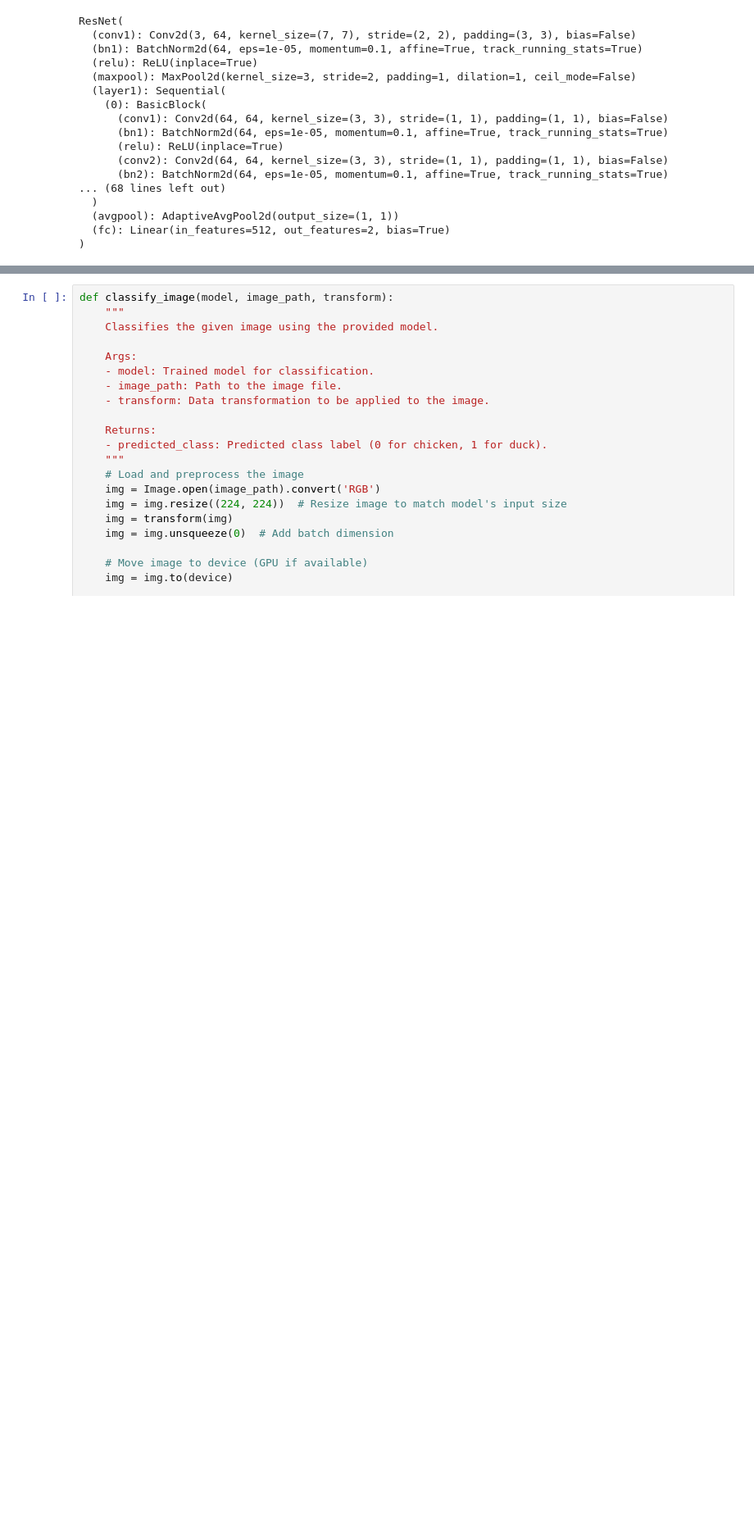
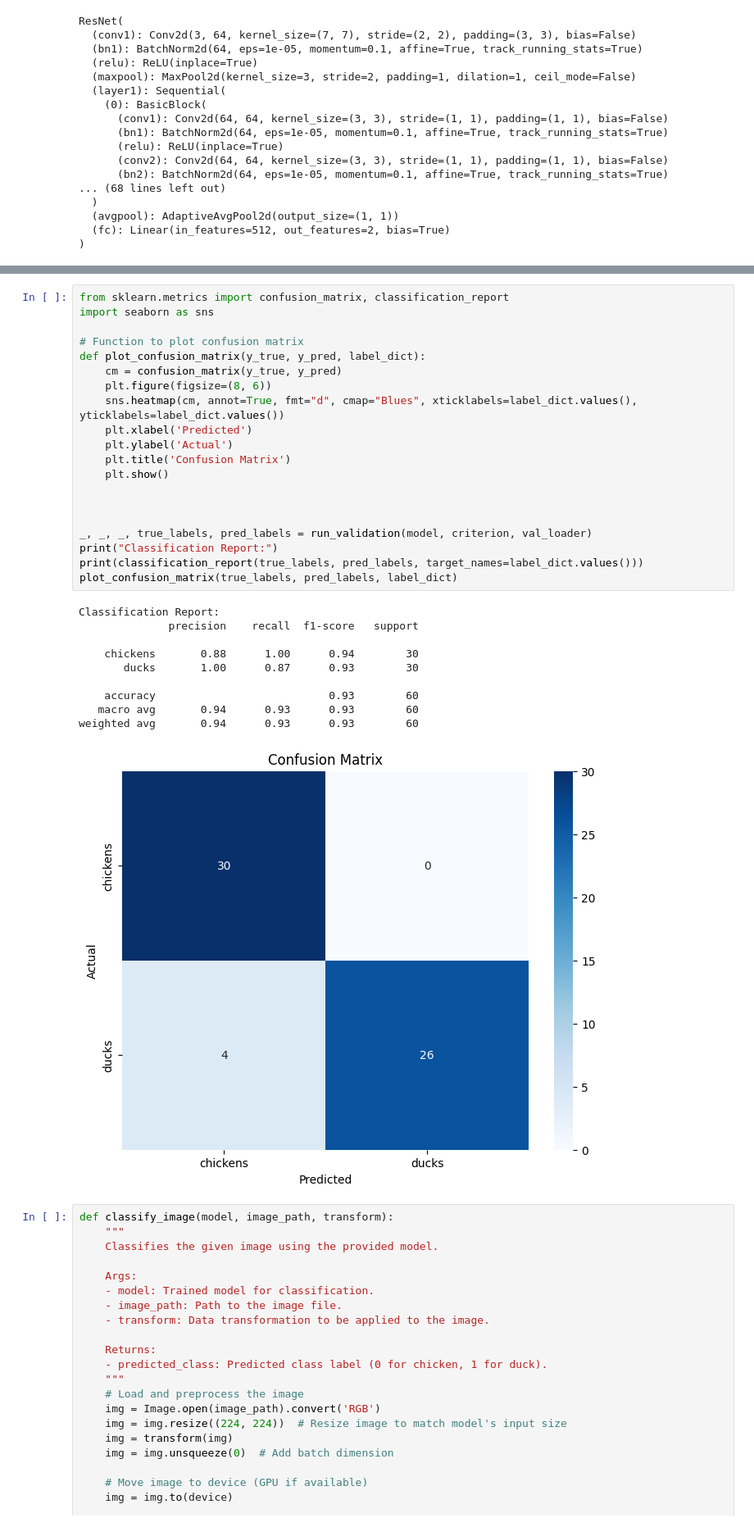
Before and after one commit to vpagl/Applied-Machine-Learning, a Jupyter notebook: Assignment 5/Img_CLass.ipynb, the cells around one changed output, grey strips where cells are left out. Shown at 82% size. Cells and saved outputs as stored; diff of their text form; blank space fills up the shorter version.

```diff
--- a/Assignment 5/Img_CLass.ipynb
+++ b/Assignment 5/Img_CLass.ipynb
@@ -368,3 +371,34 @@ lr: 0.000013
+# %%
+from sklearn.metrics import confusion_matrix, classification_report
+import seaborn as sns
+
+# Function to plot confusion matrix
+def plot_confusion_matrix(y_true, y_pred, label_dict):
+    cm = confusion_matrix(y_true, y_pred)
+    plt.figure(figsize=(8, 6))
+    sns.heatmap(cm, annot=True, fmt="d", cmap="Blues", xticklabels=label_dict.values(), yticklabels=label_dict.values())
+    plt.xlabel('Predicted')
+    plt.ylabel('Actual')
+    plt.title('Confusion Matrix')
+    plt.show()
+
+
+
+_, _, _, true_labels, pred_labels = run_validation(model, criterion, val_loader)
+print("Classification Report:")
+print(classification_report(true_labels, pred_labels, target_names=label_dict.values()))
+plot_confusion_matrix(true_labels, pred_labels, label_dict)
+# %% [output]
+Classification Report:
+              precision    recall  f1-score   support
+
+    chickens       0.88      1.00      0.94        30
+       ducks       1.00      0.87      0.93        30
+
+    accuracy                           0.93        60
+   macro avg       0.94      0.93      0.93        60
+weighted avg       0.94      0.93      0.93        60
+[figure, added]
 # %%
 def classify_image(model, image_path, transform):
     """
```
Also changed, not shown: parts of 2 cells of this notebook.
